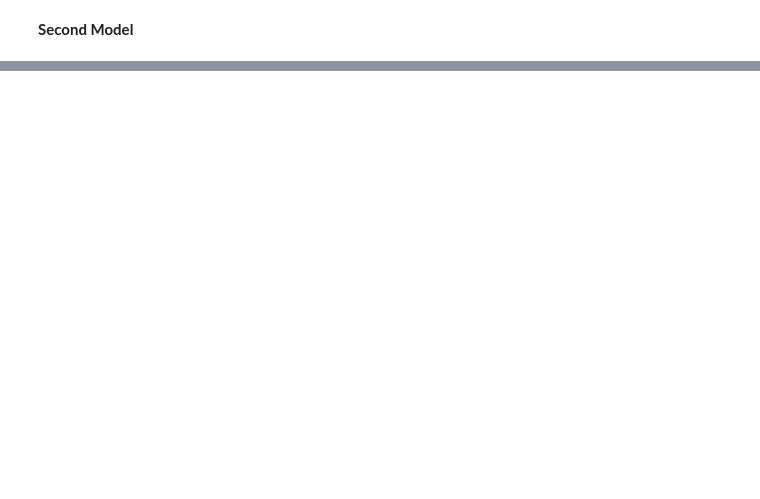
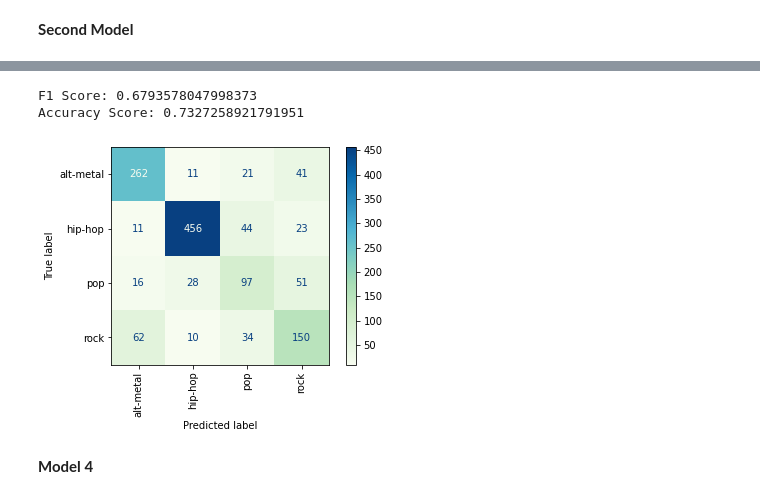
Before and after one commit to Hadryan/Music-Recommendation-System-24, a Jupyter notebook: Data-Modeling.ipynb, the cells around one changed output, grey strips where cells are left out. Cells and saved outputs as stored; diff of their text form; code cells hidden in the pictures; blank space fills up the shorter version.

Commit message:
Add XGBoost, GBC,  XGB wo SMOTE Models

```diff
--- a/Data-Modeling.ipynb
+++ b/Data-Modeling.ipynb
@@ -97,0 +138,10 @@ Accuracy Score: 0.6810933940774487
+# %%
+ohe = OneHotEncoder(drop='first', sparse=False)
+sm = SMOTE(random_state = 9)
+# %%
+train_ohe = ohe.fit_transform(X_train[categorical_columns])
+test_ohe = ohe.transform(X_test[categorical_columns])
+train_ohe = X_train[numerical_columns].reset_index().join(pd.DataFrame(train_ohe)).set_index('id')
+
+train_sm = sm.fit_resample(train_ohe, y_train)
+test_ohe = X_test[numerical_columns].reset_index().join(pd.DataFrame(test_ohe)).set_index('id')
@@ -97,0 +150,12 @@ Accuracy Score: 0.6810933940774487
+# %%
+xgbc = XGBClassifier(random_state = 9, n_jobs = -1)
+params = {
+    'max_depth': [1,2],
+    'learning_rate': [.1,.05,.01,.005],
+    'n_estimators': range(180,220,20),
+    'booster': ['gbtree', 'gblinear', 'dart']
+}
+#Run gridsearch
+gs_xgbc = GridSearchCV(xgbc, param_grid=params, scoring='f1_macro', n_jobs =-1 )
+# %%
+gs_xgbc.fit(train_sm[0], train_sm[1])
@@ -97,0 +201,8 @@ Accuracy Score: 0.6810933940774487
+# %%
+evaluation_report(gs_xgbc, test_ohe, y_test)
+# %% [output]
+F1 Score: 0.6793578047998373
+Accuracy Score: 0.7327258921791951
+[figure, added]
+# %% [markdown]
+**Model 4**
```
Also changed, not shown: parts of 38 cells of this notebook.
